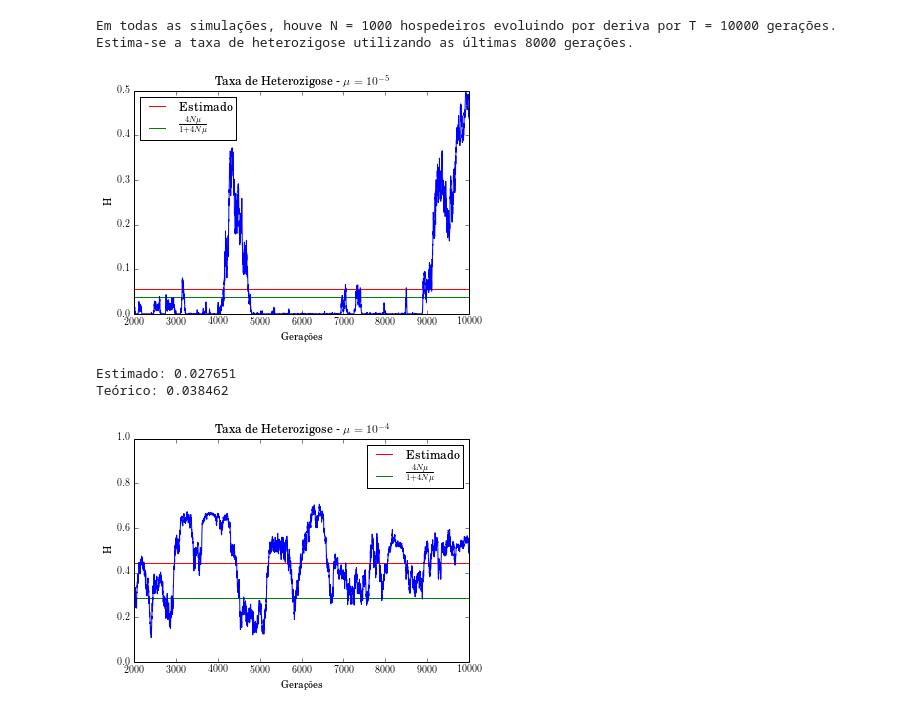
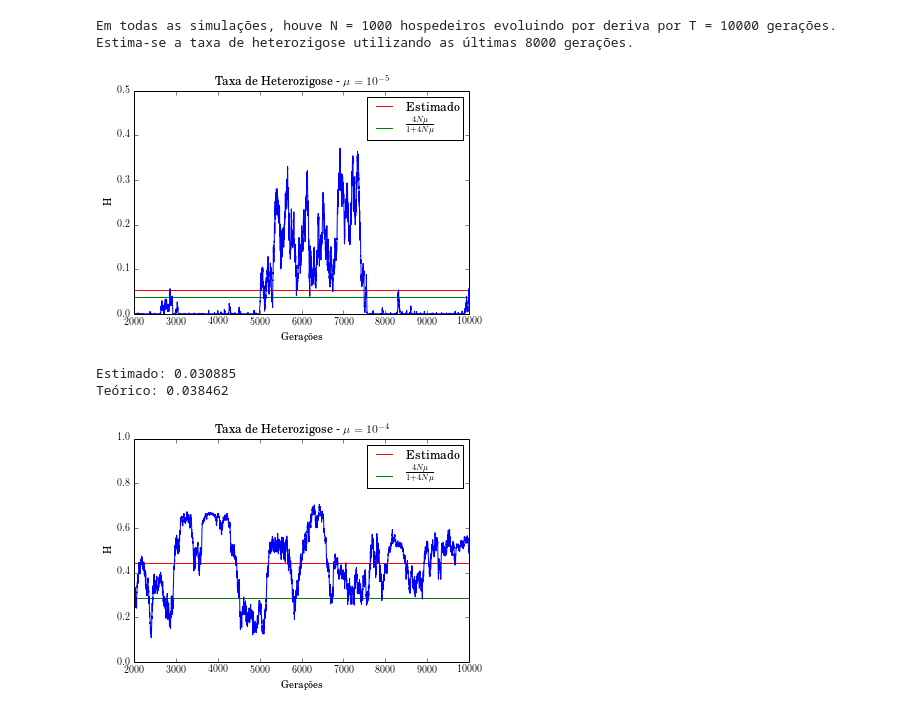
Before and after one commit to reand705/pathogen_host_simulation, a Jupyter notebook: PlotH.ipynb, the cells around one changed output. Saved outputs shown, nothing was run; the diff lists cells and outputs as text; code cells hidden in the pictures.

Commit message:
Mais simulações no primeiro plot

```diff
--- a/PlotH.ipynb
+++ b/PlotH.ipynb
@@ -15,14 +15,14 @@ Em todas as simulações, houve N = 1000 hospedeiros evoluindo por deriva por T
 Estima-se a taxa de heterozigose utilizando as últimas 8000 gerações.
 # %%
 #for mu in mus:
-arquivo = open("Heteros_muhost_=_1.0e-5.txt","r")
+arquivo = open("Heteros_muhost_=_1.0e-5_7.txt","r")
 for linha in arquivo:
-    novo = linha.split()
-novo = np.array(map(float, novo)) #parse into numpy array of floats
+    novo7 = linha.split()
+novo7 = np.array(map(float, novo7)) #parse into numpy array of floats
 
-plt.plot(np.arange(2000,10000),novo[2000:10000])
+plt.plot(np.arange(2000,10000),novo7[2000:10000])
 H0 = 4*1000*0.00001/(1 + 4*1000*0.00001)
-meanH0 = np.mean(novo[2000:10000])
+meanH0 = np.mean(novo7[2000:10000])
 plt.hlines(meanH0,2000,10000,colors = 'red', label = 'Estimado')
 plt.hlines(H0,0,len(novo),colors = 'green',label = r'$\frac{4N\mu}{1 + 4N\mu}$')
 plt.axis([2000,10000,0,0.5])
@@ -59,36 +59,36 @@ for linha in arquivo:
 novo5 = np.array(map(float, novo5[2000:10000]))
 
 arquivo = open("Heteros_muhost_=_1.0e-5_6.txt","r")
 for linha in arquivo:
     novo6 = linha.split()
 novo6 = np.array(map(float, novo6[2000:10000]))
 
 arquivo = open("Heteros_muhost_=_1.0e-5_7.txt","r")
 for linha in arquivo:
     novo7 = linha.split()
 novo7 = np.array(map(float, novo7[2000:10000]))
 
 arquivo = open("Heteros_muhost_=_1.0e-5_8.txt","r")
 for linha in arquivo:
     novo8 = linha.split()
 novo8 = np.array(map(float, novo8[2000:10000]))
 
 arquivo = open("Heteros_muhost_=_1.0e-5_9.txt","r")
 for linha in arquivo:
     novo9 = linha.split()
 novo9 = np.array(map(float, novo9[2000:10000]))
 
 arquivo = open("Heteros_muhost_=_1.0e-5_10.txt","r")
 for linha in arquivo:
     novo10 = linha.split()
 novo10 = np.array(map(float, novo10[2000:10000]))
 
-novo = np.r_[novo,novo2,novo3,novo4,novo5,novo6,novo7,novo4,,novo4]
+novo = np.r_[novo,novo2,novo3,novo4,novo5,novo6,novo7,novo8,novo9,novo10]
 print("Estimado: %f" %(np.mean(novo)))
 print("Teórico: %f" %(H0))
 # %% [output]
-[figure, old version]
+[figure, new version]
-Estimado: 0.027651
+Estimado: 0.030885
 Teórico: 0.038462
 # %%
 arquivo = open("Heteros_muhost_=_0.0001_5.txt","r")
```
Also changed, not shown: 3 other files.
